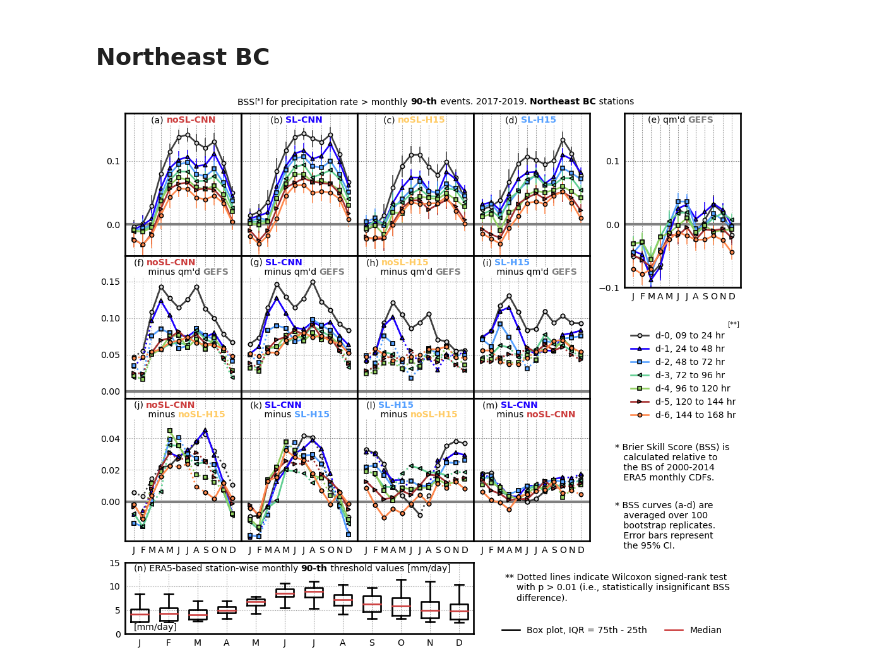
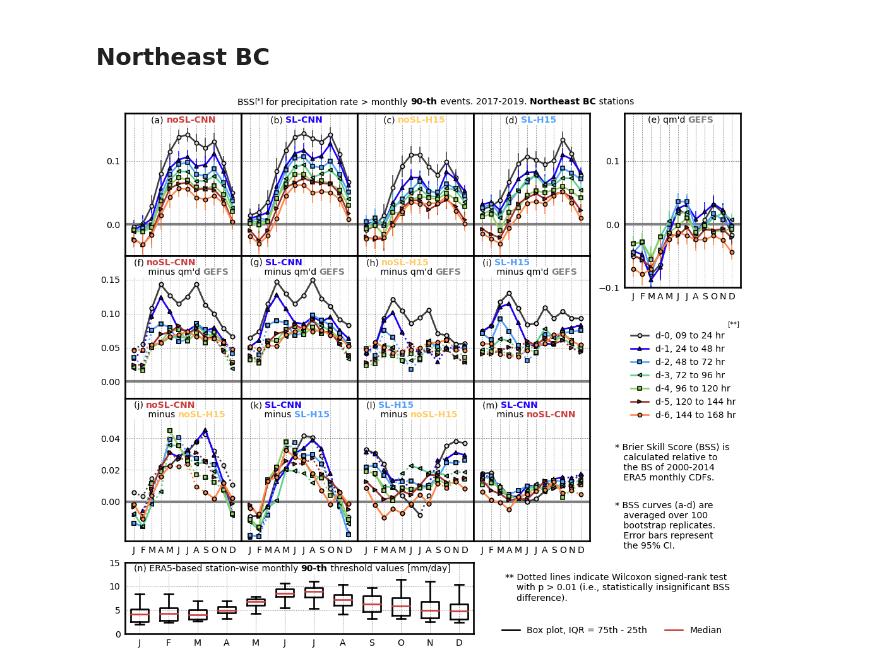
Before and after one commit to yingkaisha/rainbow, a Jupyter notebook: publish/PLOT_BSS_BCH.ipynb, the cells around one changed output. Saved outputs shown, nothing was run; the diff lists cells and outputs as text; code cells hidden in the pictures.

```diff
--- a/publish/PLOT_BSS_BCH.ipynb
+++ b/publish/PLOT_BSS_BCH.ipynb
@@ -965,8 +965,8 @@ YLIM = YLIM1
 YLIM_gfs = [-0.1, 0.175]
 
 # 2nd row
-YLIM_diff00 = [-0.01, 0.185]
-YLIM_diff01 = [-0.01, 0.185]
+YLIM_diff00 = [-0.025, 0.185]
+YLIM_diff01 = [-0.025, 0.185]
 
 # 3rd row
 YLIM_diff1 = [-0.025, 0.065]
@@ -1044,8 +1044,6 @@ ax_box.grid(linewidth=1.0, linestyle=':', color='0.5')
 ax_box.tick_params(labelleft=True)
 ax_box.tick_params(labelbottom=True)
 ax_box.set_xticklabels(['J', 'F', 'M', 'A', 'M', 'J', 'J', 'A', 'S', 'O', 'N', 'D'])
-handle_title.append(ax_box.text(0.025, 0.025, '[mm/day]', ha='left', va='bottom',
-                                fontsize=fontsize, transform=ax_box.transAxes))
 
 methods_plot = ['bcnn', 'scnn', 'base', 'sl']
 methods_diff1 = ['bcnn', 'scnn', 'sl', 'scnn']
@@ -1231,31 +1229,31 @@ ax_w1.text(0, 1, '* Brier Skill Score (BSS) is\n   calculated relative to\n   th
 ax_w2 = fig.add_axes([4.6/5.6-0.025, 0.65/3.6+pad, 1/5.6+0.025, 0.075])
 ax_w2.set_axis_off()
 ax_w2.text(0, 1,
            '* BSS curves (a-d) are\n   averaged over 100\n   bootstrap replicates.\n   Error bars represent\n   the 95% CI.',
            ha='left', va='top', fontsize=fontsize, transform=ax_w2.transAxes);
 
 ax_w3 = fig.add_axes([3.6/5.6-0.025, 0.15/3.6+pad, 2/5.6+0.025, 0.075])
 ax_w3.set_axis_off()
 ax_w3.text(0, 1,
            '** Dotted lines indicate Wilcoxon signed-rank test\n    with p > 0.01 (i.e., statistically insignificant BSS\n    difference).',
            ha='left', va='top', fontsize=fontsize, transform=ax_w3.transAxes);
 
 # legend box plot
 ax_lg2 = fig.add_axes([3.6/5.6-0.025, 0/3.6+pad, 0.365, 0.03])
 ax_lg2.set_axis_off()
 LG2 = ax_lg2.legend([handle_boxp["boxes"][0], handle_boxp["medians"][0]],
                    ['Box plot, IQR = 75th - 25th', 'Median'],
                    bbox_to_anchor=(1, 1), ncol=2, prop={'size':fontsize})
 LG2.get_frame().set_facecolor('none')
 LG2.get_frame().set_linewidth(0)
 LG2.get_frame().set_alpha(1.0)
 # -------------------------------------- #
 
 for handle in handle_title:
     handle.set_bbox(dict(facecolor='w', pad=0.5, edgecolor='none', zorder=2))
 
 if need_publish:
     # Save figure
     fig.savefig(fig_dir+'AnEn_BCH_BSS_Northeast.png', format='png', **fig_keys)
 # %% [output]
-[figure, old version]
+[figure, new version]
```
Also changed, not shown: 1 other file.
